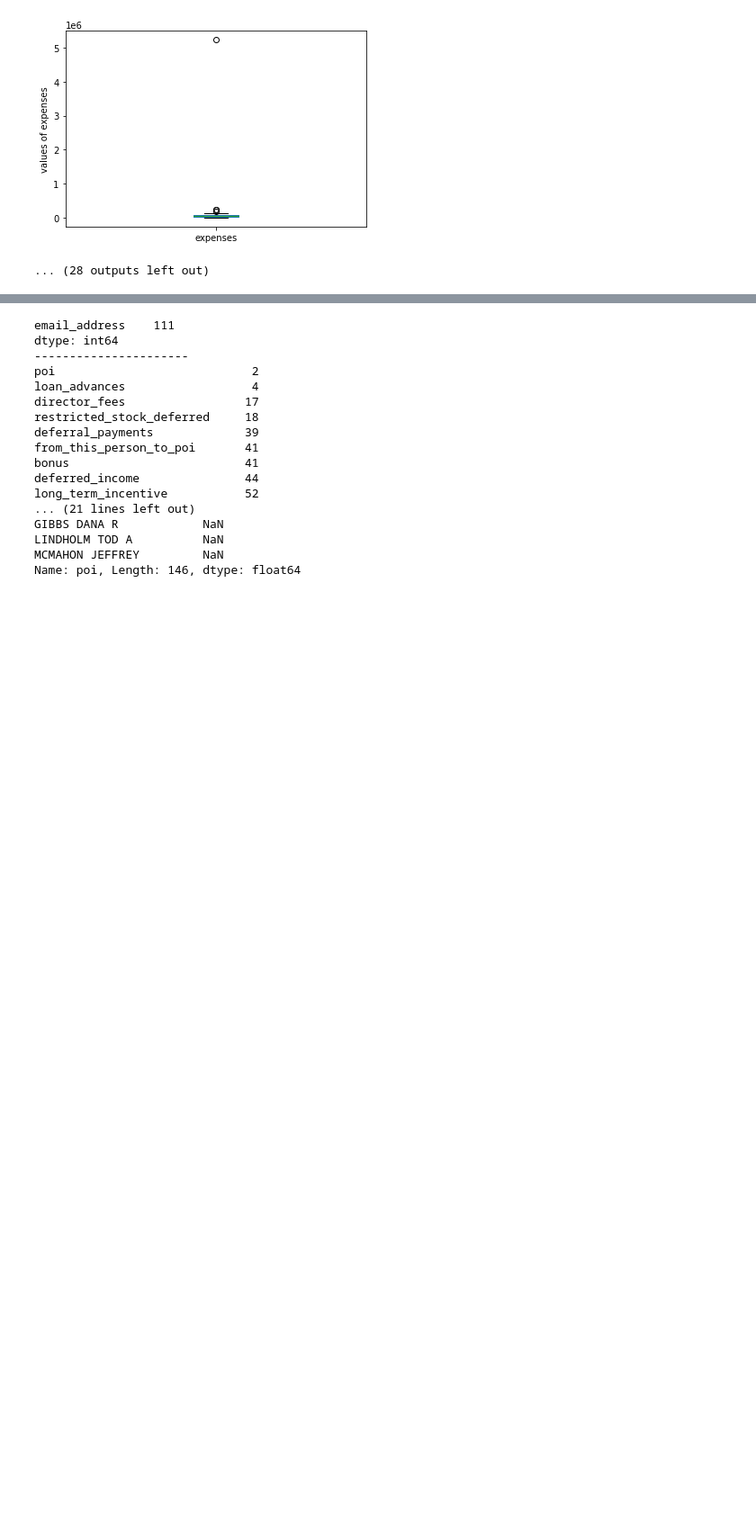
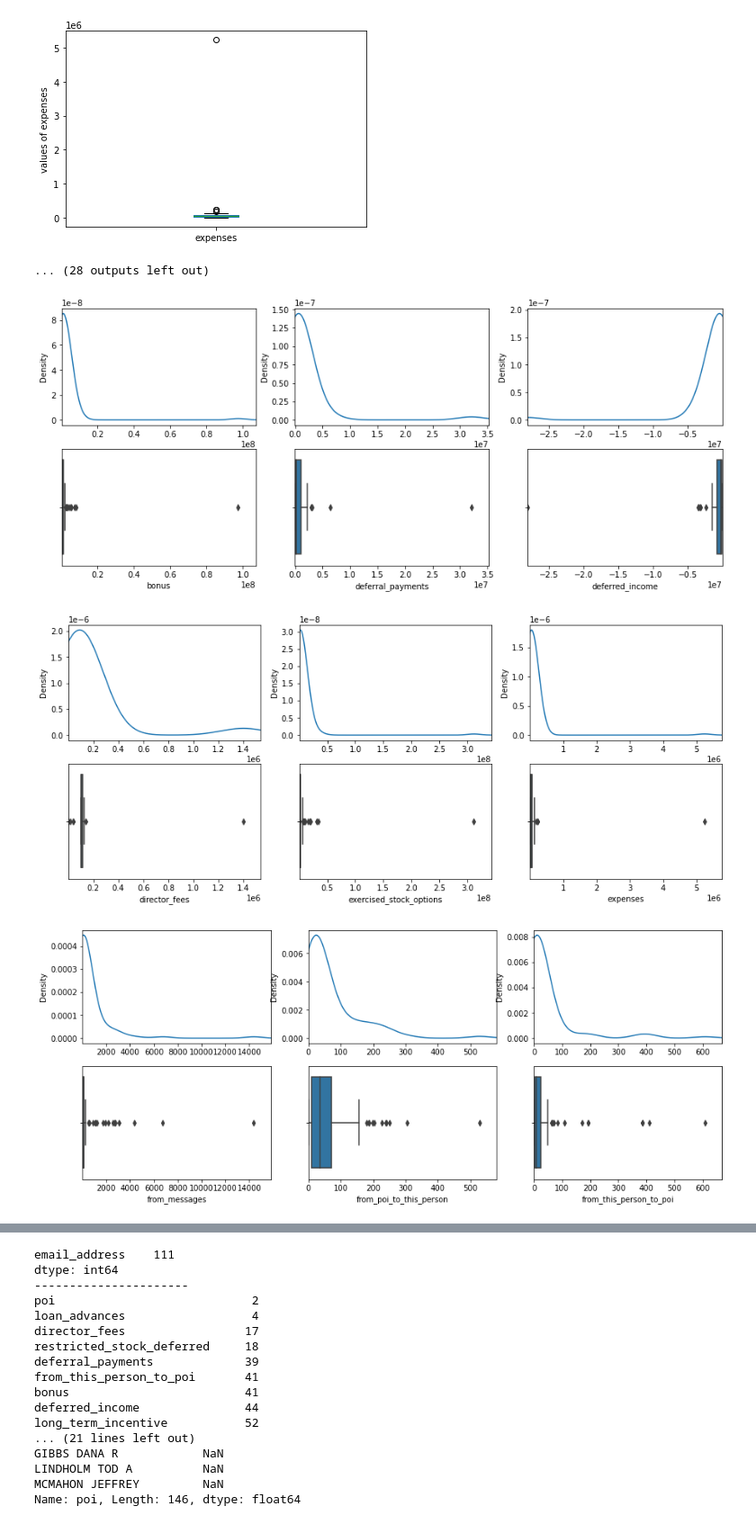
Before and after one commit to DunkLiao/4th-ML100Days, a Jupyter notebook: homework/Day_051_To_053_HW.ipynb, the cells around one changed output, grey strips where cells are left out. Shown at 90% size. Cells and saved outputs as stored; diff of their text form; code cells hidden in the pictures; blank space fills up the shorter version.

```diff
--- a/homework/Day_051_To_053_HW.ipynb
+++ b/homework/Day_051_To_053_HW.ipynb
@@ -153,3 +159,26 @@ for col in num_features:
 'column[expenses]s value is from 5235198.0 to 148.0'
 [figure]
 ... (28 outputs left out)
+# %%
+def visualize3Feats(dataset, features):
+    '''Shows the distribution and the boxplot for the given features of a pandas.Dataframe:
+        dataset = pandas dataframe.
+        features = list of features of interest'''
+    ## Building the Figure:
+    fig, axes = plt.subplots(2,3,figsize=(15,6), sharex=False)
+    for col, feat in enumerate(features):
+        dataset[feat].plot(kind='kde', ax=axes[0,col])
+        sns.boxplot(x=dataset[feat], ax=axes[1,col])
+        axes[0,col].set_xlim(dataset[feat].min(), dataset[feat].max()*1.1);
+        axes[1,col].set_xlim(dataset[feat].min(), dataset[feat].max()*1.1);
+    return
+# %%
+### 繪製KDE圖型及箱型圖:
+numPlots = int(np.ceil(len(num_features)/3.))
+for i in range(numPlots):
+    shift = i*3
+    visualize3Feats(df,num_features[0+shift:3+shift])
+# %% [output]
+[figure, added]
+[figure, added]
+[figure, added]
```
Also changed, not shown: parts of 63 cells of this notebook, 2 other files.
